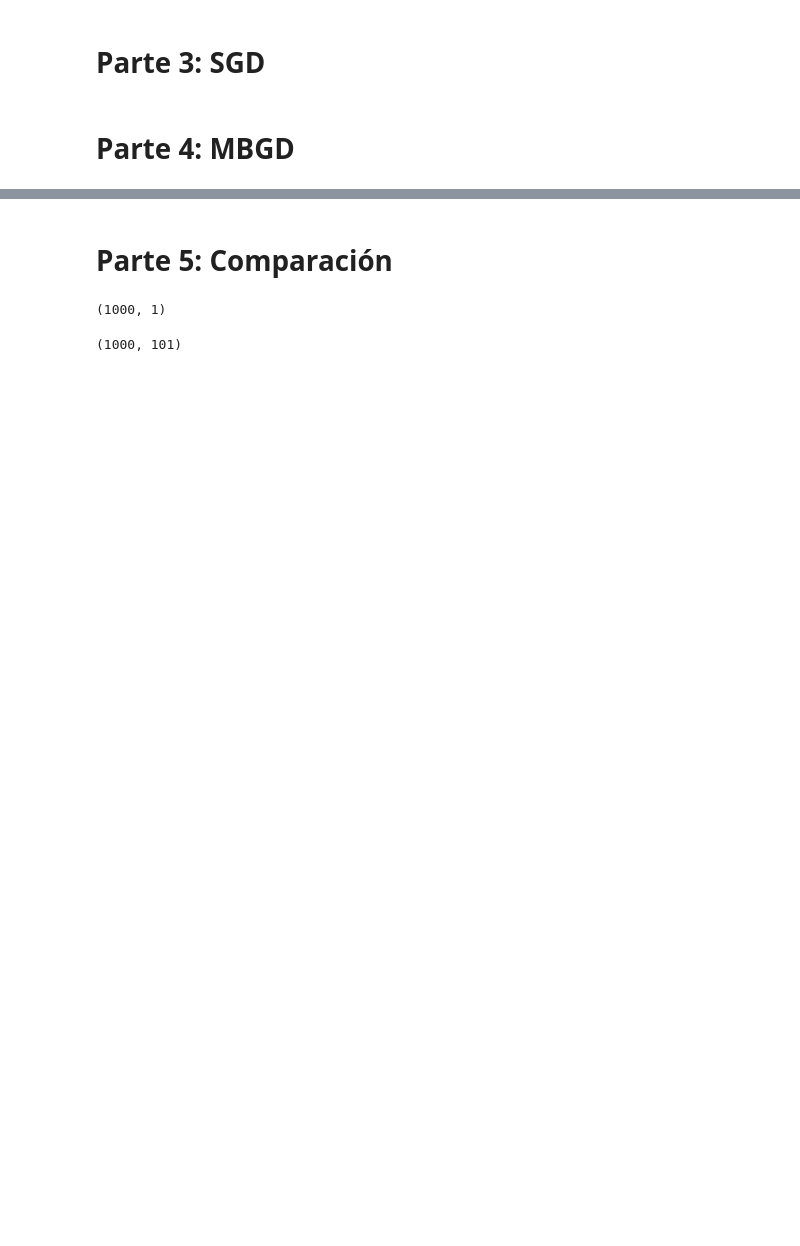
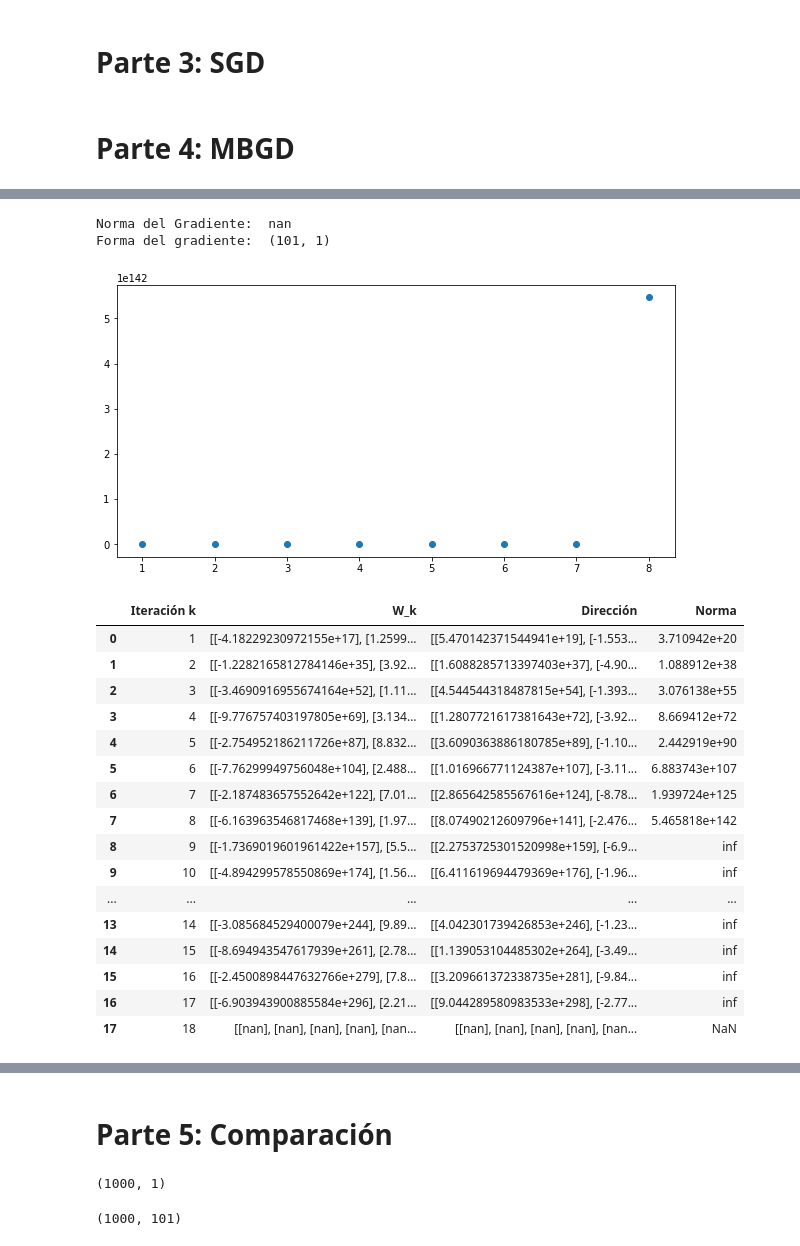
Before and after one commit to jmeonov201/Algoritmos-en-la-Ciencia-de-Datos, a Jupyter notebook: Laboratorio 3/Untitled.ipynb, the cells around one changed output, grey strips where cells are left out. Drawn from its saved outputs; the diff is of its cells as text; code cells hidden in the pictures; blank space fills up the shorter version.

```diff
--- a/Laboratorio 3/Untitled.ipynb
+++ b/Laboratorio 3/Untitled.ipynb
@@ -226,0 +349,24 @@ plt.show()
+# %%
+T_9, i_9, nor_9 = MBGD(y,w_nulo,x,25,tol=0.001102,epochs=30,lr=0.01)
+T_9
+# %% [output]
+Norma del Gradiente:  nan
+Forma del gradiente:  (101, 1)
+[figure, added]
+|  | Iteración k | W_k | Dirección | Norma |
+| 0 | 1 | [[-4.18229230972155e+17], [1.2599... | [[5.470142371544941e+19], [-1.553... | 3.710942e+20 |
+| 1 | 2 | [[-1.2282165812784146e+35], [3.92... | [[1.6088285713397403e+37], [-4.90... | 1.088912e+38 |
+| 2 | 3 | [[-3.4690916955674164e+52], [1.11... | [[4.544544318487815e+54], [-1.393... | 3.076138e+55 |
+| 3 | 4 | [[-9.776757403197805e+69], [3.134... | [[1.2807721617381643e+72], [-3.92... | 8.669412e+72 |
+| 4 | 5 | [[-2.754952186211726e+87], [8.832... | [[3.6090363886180785e+89], [-1.10... | 2.442919e+90 |
+| 5 | 6 | [[-7.76299949756048e+104], [2.488... | [[1.016966771124387e+107], [-3.11... | 6.883743e+107 |
+| 6 | 7 | [[-2.187483657552642e+122], [7.01... | [[2.865642585567616e+124], [-8.78... | 1.939724e+125 |
+| 7 | 8 | [[-6.163963546817468e+139], [1.97... | [[8.07490212609796e+141], [-2.476... | 5.465818e+142 |
+| 8 | 9 | [[-1.7369019601961422e+157], [5.5... | [[2.2753725301520998e+159], [-6.9... | inf |
+| 9 | 10 | [[-4.894299578550869e+174], [1.56... | [[6.411619694479369e+176], [-1.96... | inf |
+| ... | ... | ... | ... | ... |
+| 13 | 14 | [[-3.085684529400079e+244], [9.89... | [[4.042301739426853e+246], [-1.23... | inf |
+| 14 | 15 | [[-8.694943547617939e+261], [2.78... | [[1.139053104485302e+264], [-3.49... | inf |
+| 15 | 16 | [[-2.4500898447632766e+279], [7.8... | [[3.209661372338735e+281], [-9.84... | inf |
+| 16 | 17 | [[-6.903943900885584e+296], [2.21... | [[9.044289580983533e+298], [-2.77... | inf |
+| 17 | 18 | [[nan], [nan], [nan], [nan], [nan... | [[nan], [nan], [nan], [nan], [nan... | NaN |
```
Also changed, not shown: parts of 22 cells of this notebook.
